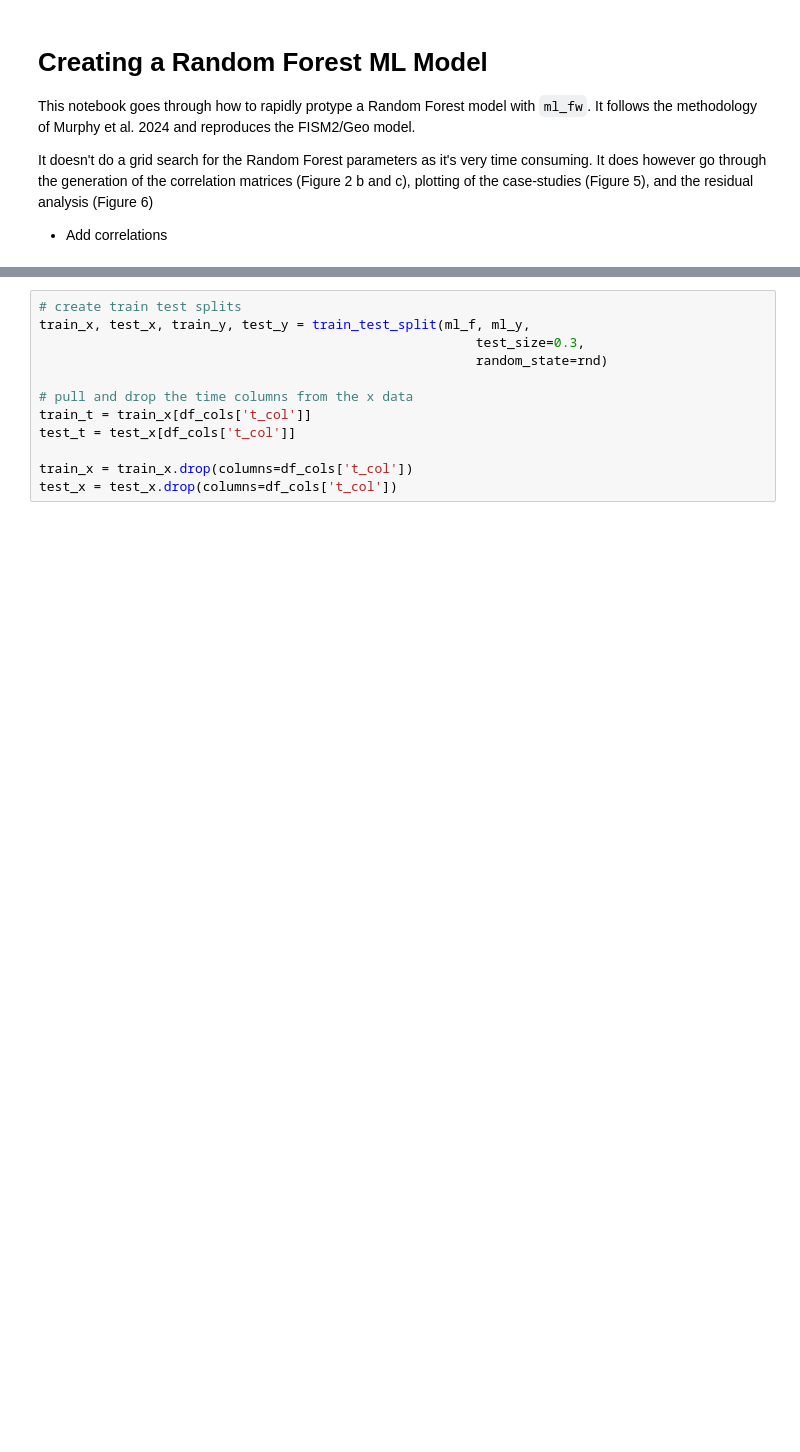
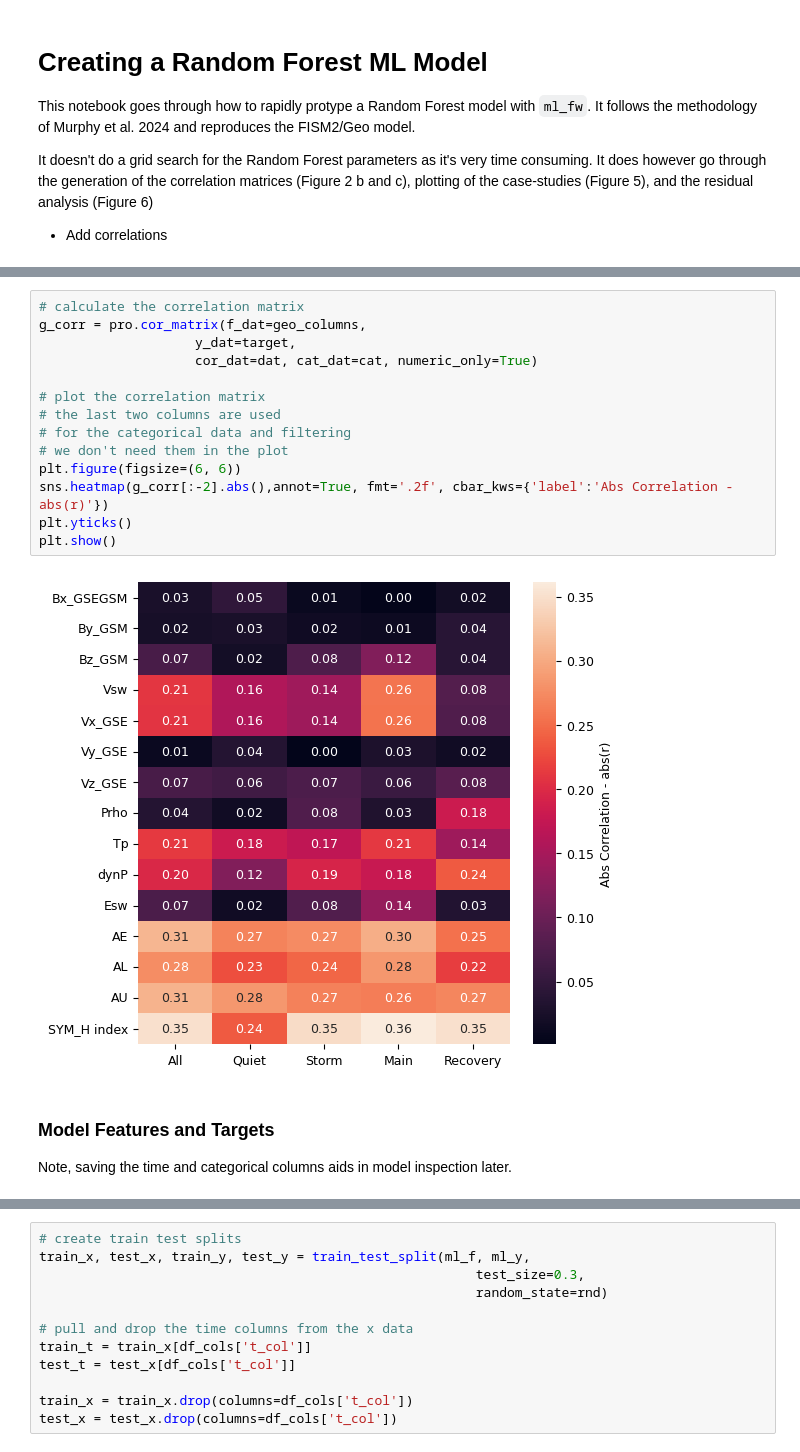
Before and after one commit to kylermurphy/ml_fw, a Jupyter notebook: Notebooks/Model_dev.ipynb, the cells around one changed output, grey strips where cells are left out. Cells and saved outputs as stored; diff of their text form; blank space fills up the shorter version.

```diff
--- a/Notebooks/Model_dev.ipynb
+++ b/Notebooks/Model_dev.ipynb
@@ -29,2 +76,22 @@ from ml_fw import ml_mod as ml
+# %%
+# calculate the correlation matrix
+g_corr = pro.cor_matrix(f_dat=geo_columns,
+                    y_dat=target,
+                    cor_dat=dat, cat_dat=cat, numeric_only=True)
+
+# plot the correlation matrix
+# the last two columns are used
+# for the categorical data and filtering
+# we don't need them in the plot
+plt.figure(figsize=(6, 6))
+sns.heatmap(g_corr[:-2].abs(),annot=True, fmt='.2f', cbar_kws={'label':'Abs Correlation - abs(r)'})
+plt.yticks()
+plt.show()
+# %% [output]
+[figure, added]
+# %% [markdown]
+### Model Features and Targets
+
+Note, saving the time and categorical columns aids in model inspection later.
 # %%
 # define the columns that we will be using in the model
```
Also changed, not shown: parts of 19 cells of this notebook, 1 other file.
